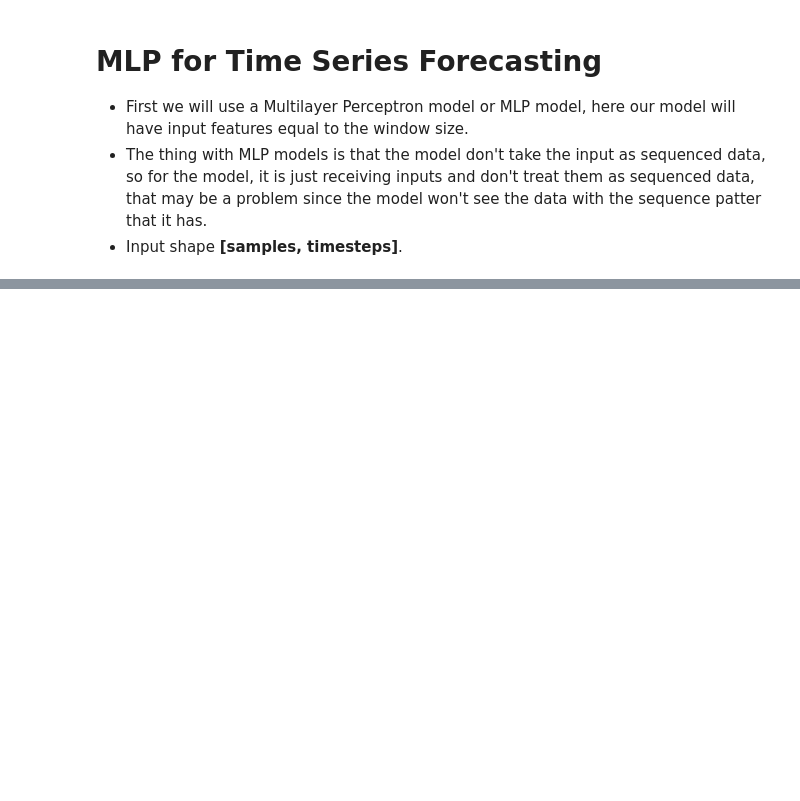
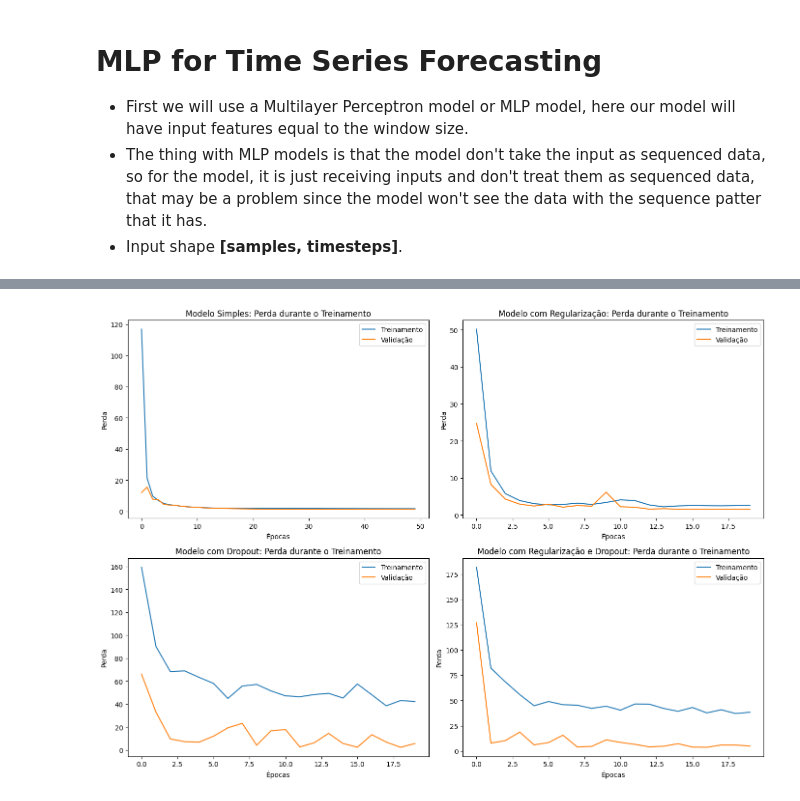
Before and after one commit to camazlucas/PEE-CPE727-Aprendizado-Profundo, a Jupyter notebook: 2024-03/Seminarios/11 - Aplicacoes em Series Temporais/Aplicacao em Series Temporais.ipynb, the cells around one changed output, grey strips where cells are left out. Drawn from its saved outputs; the diff is of its cells as text; code cells hidden in the pictures; blank space fills up the shorter version.

Commit message:
Modelo CNN implementado

```diff
--- a/2024-03/Seminarios/11 - Aplicacoes em Series Temporais/Aplicacao em Series Temporais.ipynb
+++ b/2024-03/Seminarios/11 - Aplicacoes em Series Temporais/Aplicacao em Series Temporais.ipynb
@@ -666,5 +666,5 @@ model_cnn.add(MaxPooling1D(pool_size=2))
 model_cnn.add(Flatten())
 model_cnn.add(Dense(50, activation='relu'))
 model_cnn.add(Dense(1))
-model_cnn.compile(loss='mse', optimizer=adam)
+model_cnn.compile(loss='mse', optimizer=optimizers.Adam())
 model_cnn.summary()
@@ -672,0 +826,13 @@ cnn_history = model_cnn.fit(X_train_series, Y_train, validation_data=(X_valid_se
+# %%
+model_cnn_regdrop = Sequential()
+model_cnn_regdrop.add(Conv1D(filters=64, kernel_size=2, activation='relu',
+                             kernel_regularizer=regularizers.l2(0.01),
+                             input_shape=(X_train_series.shape[1], X_train_series.shape[2])))
+model_cnn_regdrop.add(MaxPooling1D(pool_size=2))
+model_cnn_regdrop.add(Dropout(0.5))
+model_cnn_regdrop.add(Flatten())
+model_cnn_regdrop.add(Dense(50, activation='relu', kernel_regularizer=regularizers.l2(0.01)))
+model_cnn_regdrop.add(Dropout(0.5))
+model_cnn_regdrop.add(Dense(1))
+model_cnn_regdrop.compile(loss='mse', optimizer=optimizers.Adam())
+model_cnn_regdrop.summary()
@@ -672,0 +861,5 @@ cnn_history = model_cnn.fit(X_train_series, Y_train, validation_data=(X_valid_se
+# %%
+cnn_regdrop_history = model_cnn_regdrop.fit(X_train_series, Y_train,
+                                             validation_data=(X_valid_series, Y_valid),
+                                             epochs=epochs,
+                                             verbose=2)
@@ -672,0 +943,44 @@ cnn_history = model_cnn.fit(X_train_series, Y_train, validation_data=(X_valid_se
+# %%
+# Gráficos de perda durante o treinamento
+plt.figure(figsize=(14, 10))
+
+# Modelo Simples
+plt.subplot(2, 2, 1)
+plt.plot(cnn_history.history['loss'], label='Treinamento')
+plt.plot(cnn_history.history['val_loss'], label='Validação')
+plt.title('Modelo Simples: Perda durante o Treinamento')
+plt.xlabel('Épocas')
+plt.ylabel('Perda')
+plt.legend()
+
+# Modelo com Regularização
+plt.subplot(2, 2, 2)
+plt.plot(cnn_reg_history.history['loss'], label='Treinamento')
+plt.plot(cnn_reg_history.history['val_loss'], label='Validação')
+plt.title('Modelo com Regularização: Perda durante o Treinamento')
+plt.xlabel('Épocas')
+plt.ylabel('Perda')
+plt.legend()
+
+# Modelo com Dropout
+plt.subplot(2, 2, 3)
+plt.plot(cnn_drop_history.history['loss'], label='Treinamento')
+plt.plot(cnn_drop_history.history['val_loss'], label='Validação')
+plt.title('Modelo com Dropout: Perda durante o Treinamento')
+plt.xlabel('Épocas')
+plt.ylabel('Perda')
+plt.legend()
+
+# Modelo com Regularização e Dropout
+plt.subplot(2, 2, 4)
+plt.plot(cnn_regdrop_history.history['loss'], label='Treinamento')
+plt.plot(cnn_regdrop_history.history['val_loss'], label='Validação')
+plt.title('Modelo com Regularização e Dropout: Perda durante o Treinamento')
+plt.xlabel('Épocas')
+plt.ylabel('Perda')
+plt.legend()
+
+plt.tight_layout()
+plt.show()
+# %% [output]
+[figure, added]
```
Also changed, not shown: parts of 31 cells of this notebook.
